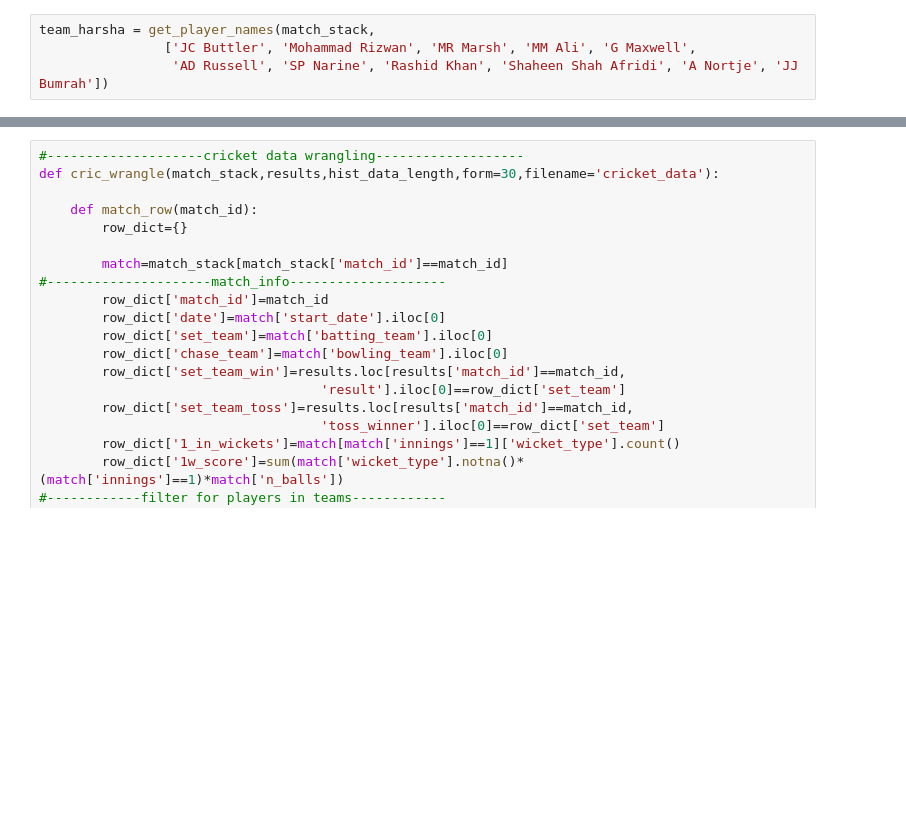
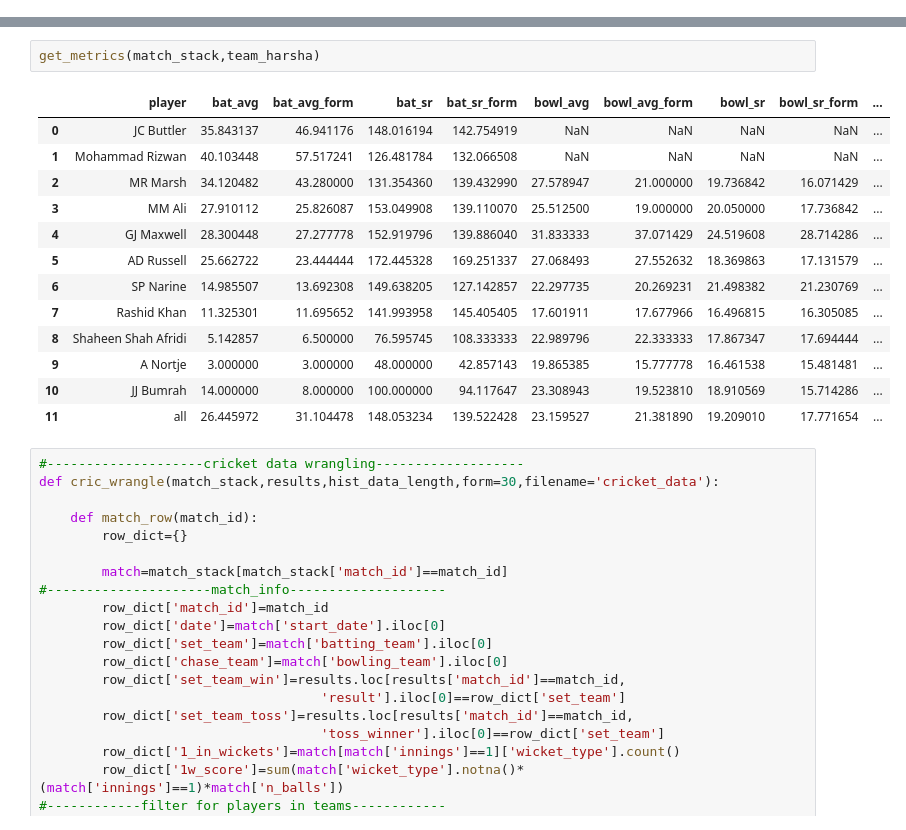
Before and after one commit to caiodrear/cricket, a Jupyter notebook: code/classification_models/fe model/data_wrangle.ipynb, the cells around one changed output, grey strips where cells are left out. Cells and saved outputs as stored; diff of their text form; blank space fills up the shorter version.

```diff
--- a/code/classification_models/fe model/data_wrangle.ipynb
+++ b/code/classification_models/fe model/data_wrangle.ipynb
@@ -96,4 +61,0 @@ team_harsha = get_player_names(match_stack,
-# %%
-team_harsha = get_player_names(match_stack,
-                ['JC Buttler', 'Mohammad Rizwan', 'MR Marsh', 'MM Ali', 'G Maxwell',
-                 'AD Russell', 'SP Narine', 'Rashid Khan', 'Shaheen Shah Afridi', 'A Nortje', 'JJ Bumrah'])
@@ -261,3 +94,19 @@ data_dict, cric_matrices = cric_wrangle(match_stack, results)
+# %%
+get_metrics(match_stack,team_harsha)
+# %% [output]
+|  | player | bat_avg | bat_avg_form | bat_sr | bat_sr_form | bowl_avg | bowl_avg_form | bowl_sr | bowl_sr_form | ... |
+| 0 | JC Buttler | 35.843137 | 46.941176 | 148.016194 | 142.754919 | NaN | NaN | NaN | NaN | ... |
+| 1 | Mohammad Rizwan | 40.103448 | 57.517241 | 126.481784 | 132.066508 | NaN | NaN | NaN | NaN | ... |
+| 2 | MR Marsh | 34.120482 | 43.280000 | 131.354360 | 139.432990 | 27.578947 | 21.000000 | 19.736842 | 16.071429 | ... |
+| 3 | MM Ali | 27.910112 | 25.826087 | 153.049908 | 139.110070 | 25.512500 | 19.000000 | 20.050000 | 17.736842 | ... |
+| 4 | GJ Maxwell | 28.300448 | 27.277778 | 152.919796 | 139.886040 | 31.833333 | 37.071429 | 24.519608 | 28.714286 | ... |
+| 5 | AD Russell | 25.662722 | 23.444444 | 172.445328 | 169.251337 | 27.068493 | 27.552632 | 18.369863 | 17.131579 | ... |
+| 6 | SP Narine | 14.985507 | 13.692308 | 149.638205 | 127.142857 | 22.297735 | 20.269231 | 21.498382 | 21.230769 | ... |
+| 7 | Rashid Khan | 11.325301 | 11.695652 | 141.993958 | 145.405405 | 17.601911 | 17.677966 | 16.496815 | 16.305085 | ... |
+| 8 | Shaheen Shah Afridi | 5.142857 | 6.500000 | 76.595745 | 108.333333 | 22.989796 | 22.333333 | 17.867347 | 17.694444 | ... |
+| 9 | A Nortje | 3.000000 | 3.000000 | 48.000000 | 42.857143 | 19.865385 | 15.777778 | 16.461538 | 15.481481 | ... |
+| 10 | JJ Bumrah | 14.000000 | 8.000000 | 100.000000 | 94.117647 | 23.308943 | 19.523810 | 18.910569 | 15.714286 | ... |
+| 11 | all | 26.445972 | 31.104478 | 148.053234 | 139.522428 | 23.159527 | 21.381890 | 19.209010 | 17.771654 | ... |
 # %%
 #--------------------cricket data wrangling-------------------
 def cric_wrangle(match_stack,results,hist_data_length,form=30,filename='cricket_data'):
```
Also changed, not shown: parts of 34 cells of this notebook, 4 other files.
